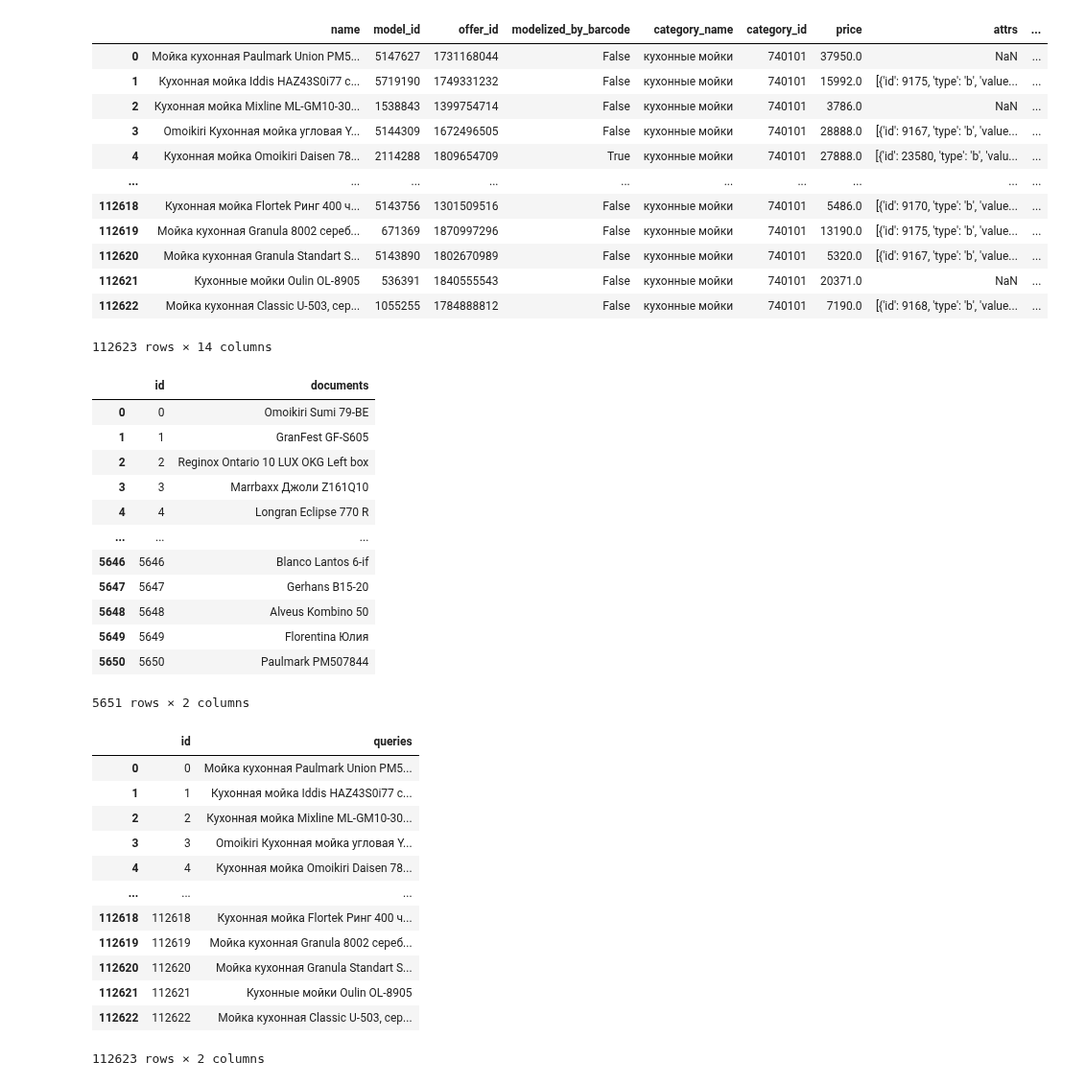
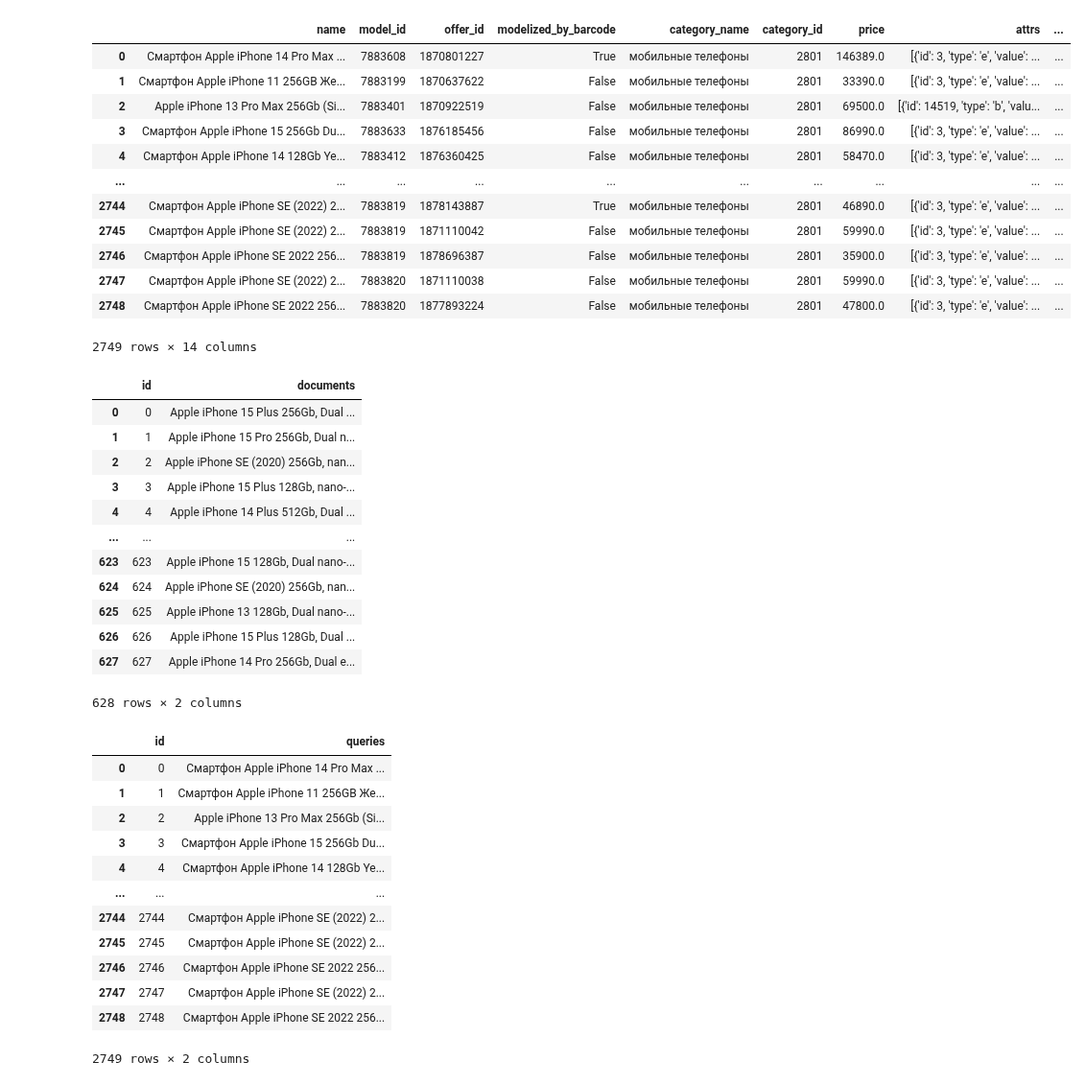
Before and after one commit to IgorSondors/ColBERT, a Jupyter notebook: DATASET/DATASET_train.ipynb, the cells around one changed output. Shown at 96% size. Cells and saved outputs as stored; diff of their text form; code cells hidden in the pictures.

Commit message:
2801 apple

```diff
--- a/DATASET/DATASET_train.ipynb
+++ b/DATASET/DATASET_train.ipynb
@@ -1,26 +1,26 @@
 # %%
 import pandas as pd
 import random
 
-scr_pth = "/home/sondors/Documents/price/BERT_data/data/27-03-2024_Timofey/740101_triplets_offer_model_train.csv"
-dst_fld = "/home/sondors/Documents/price/ColBERT_data/10_categories/740101/train"
-dst_name = "740101"
+scr_pth = "/home/sondors/Documents/price/BERT_data/data/10-04-2024_Timofey/2801_Apple_triplets_offer_model_train.csv"
+dst_fld = "/home/sondors/Documents/price/ColBERT_data/2801/train"
+dst_name = "2801_Apple"
 df_triplets = pd.read_csv(scr_pth, sep=";")
 df_triplets
 # %% [output]
 |  | name | model_id | offer_id | modelized_by_barcode | category_name | category_id | price | attrs | ... |
-| 0 | Мойка кухонная Paulmark Union PM5... | 5147627 | 1731168044 | False | кухонные мойки | 740101 | 37950.0 | NaN | ... |
-| 1 | Кухонная мойка Iddis HAZ43S0i77 с... | 5719190 | 1749331232 | False | кухонные мойки | 740101 | 15992.0 | [{'id': 9175, 'type': 'b', 'value... | ... |
-| 2 | Кухонная мойка Mixline ML-GM10-30... | 1538843 | 1399754714 | False | кухонные мойки | 740101 | 3786.0 | NaN | ... |
-| 3 | Omoikiri Кухонная мойка угловая Y... | 5144309 | 1672496505 | False | кухонные мойки | 740101 | 28888.0 | [{'id': 9167, 'type': 'b', 'value... | ... |
-| 4 | Кухонная мойка Omoikiri Daisen 78... | 2114288 | 1809654709 | True | кухонные мойки | 740101 | 27888.0 | [{'id': 23580, 'type': 'b', 'valu... | ... |
+| 0 | Смартфон Apple iPhone 14 Pro Max ... | 7883608 | 1870801227 | True | мобильные телефоны | 2801 | 146389.0 | [{'id': 3, 'type': 'e', 'value': ... | ... |
+| 1 | Смартфон Apple iPhone 11 256GB Же... | 7883199 | 1870637622 | False | мобильные телефоны | 2801 | 33390.0 | [{'id': 3, 'type': 'e', 'value': ... | ... |
+| 2 | Apple iPhone 13 Pro Max 256Gb (Si... | 7883401 | 1870922519 | False | мобильные телефоны | 2801 | 69500.0 | [{'id': 14519, 'type': 'b', 'valu... | ... |
+| 3 | Смартфон Apple iPhone 15 256Gb Du... | 7883633 | 1876185456 | False | мобильные телефоны | 2801 | 86990.0 | [{'id': 3, 'type': 'e', 'value': ... | ... |
+| 4 | Смартфон Apple iPhone 14 128Gb Ye... | 7883412 | 1876360425 | False | мобильные телефоны | 2801 | 58470.0 | [{'id': 3, 'type': 'e', 'value': ... | ... |
 | ... | ... | ... | ... | ... | ... | ... | ... | ... | ... |
-| 112618 | Кухонная мойка Flortek Ринг 400 ч... | 5143756 | 1301509516 | False | кухонные мойки | 740101 | 5486.0 | [{'id': 9170, 'type': 'b', 'value... | ... |
-| 112619 | Мойка кухонная Granula 8002 сереб... | 671369 | 1870997296 | False | кухонные мойки | 740101 | 13190.0 | [{'id': 9175, 'type': 'b', 'value... | ... |
-| 112620 | Мойка кухонная Granula Standart S... | 5143890 | 1802670989 | False | кухонные мойки | 740101 | 5320.0 | [{'id': 9167, 'type': 'b', 'value... | ... |
-| 112621 | Кухонные мойки Oulin OL-8905 | 536391 | 1840555543 | False | кухонные мойки | 740101 | 20371.0 | NaN | ... |
-| 112622 | Мойка кухонная Classic U-503, сер... | 1055255 | 1784888812 | False | кухонные мойки | 740101 | 7190.0 | [{'id': 9168, 'type': 'b', 'value... | ... |
+| 2744 | Смартфон Apple iPhone SE (2022) 2... | 7883819 | 1878143887 | True | мобильные телефоны | 2801 | 46890.0 | [{'id': 3, 'type': 'e', 'value': ... | ... |
+| 2745 | Смартфон Apple iPhone SE (2022) 2... | 7883819 | 1871110042 | False | мобильные телефоны | 2801 | 59990.0 | [{'id': 3, 'type': 'e', 'value': ... | ... |
+| 2746 | Смартфон Apple iPhone SE 2022 256... | 7883819 | 1878696387 | False | мобильные телефоны | 2801 | 35900.0 | [{'id': 3, 'type': 'e', 'value': ... | ... |
+| 2747 | Смартфон Apple iPhone SE (2022) 2... | 7883820 | 1871110038 | False | мобильные телефоны | 2801 | 59990.0 | [{'id': 3, 'type': 'e', 'value': ... | ... |
+| 2748 | Смартфон Apple iPhone SE 2022 256... | 7883820 | 1877893224 | False | мобильные телефоны | 2801 | 47800.0 | [{'id': 3, 'type': 'e', 'value': ... | ... |
-112623 rows × 14 columns
+2749 rows × 14 columns
 # %%
 # imya_kategorii = "чехлы, обложки для гаджетов (телефонов, планшетов etc)"
 # imya_kategorii2 = "кухонные мойки"
@@ -56,18 +56,18 @@ documents_train.to_csv(f'{dst_fld}/documents_train_{dst_name}.tsv', sep='\t', he
 documents_train
 # %% [output]
 |  | id | documents |
-| 0 | 0 | Omoikiri Sumi 79-BE |
-| 1 | 1 | GranFest GF-S605 |
-| 2 | 2 | Reginox Ontario 10 LUX OKG Left box |
-| 3 | 3 | Marrbaxx Джоли Z161Q10 |
-| 4 | 4 | Longran Eclipse 770 R |
+| 0 | 0 | Apple iPhone 15 Plus 256Gb, Dual ... |
+| 1 | 1 | Apple iPhone 15 Pro 256Gb, Dual n... |
+| 2 | 2 | Apple iPhone SE (2020) 256Gb, nan... |
+| 3 | 3 | Apple iPhone 15 Plus 128Gb, nano-... |
+| 4 | 4 | Apple iPhone 14 Plus 512Gb, Dual ... |
 | ... | ... | ... |
-| 5646 | 5646 | Blanco Lantos 6-if |
-| 5647 | 5647 | Gerhans B15-20 |
-| 5648 | 5648 | Alveus Kombino 50 |
-| 5649 | 5649 | Florentina Юлия |
-| 5650 | 5650 | Paulmark PM507844 |
+| 623 | 623 | Apple iPhone 15 128Gb, Dual nano-... |
+| 624 | 624 | Apple iPhone SE (2020) 256Gb, nan... |
+| 625 | 625 | Apple iPhone 13 128Gb, Dual nano-... |
+| 626 | 626 | Apple iPhone 15 Plus 128Gb, Dual ... |
+| 627 | 627 | Apple iPhone 14 Pro 256Gb, Dual e... |
-5651 rows × 2 columns
+628 rows × 2 columns
 # %%
 """
 The file queries.tsv contains the queries and has the following format:
@@ -92,18 +92,18 @@ queries_train.to_csv(f'{dst_fld}/queries_train_{dst_name}.tsv', sep='\t', header
 queries_train
 # %% [output]
 |  | id | queries |
-| 0 | 0 | Мойка кухонная Paulmark Union PM5... |
-| 1 | 1 | Кухонная мойка Iddis HAZ43S0i77 с... |
-| 2 | 2 | Кухонная мойка Mixline ML-GM10-30... |
-| 3 | 3 | Omoikiri Кухонная мойка угловая Y... |
-| 4 | 4 | Кухонная мойка Omoikiri Daisen 78... |
+| 0 | 0 | Смартфон Apple iPhone 14 Pro Max ... |
+| 1 | 1 | Смартфон Apple iPhone 11 256GB Же... |
+| 2 | 2 | Apple iPhone 13 Pro Max 256Gb (Si... |
+| 3 | 3 | Смартфон Apple iPhone 15 256Gb Du... |
+| 4 | 4 | Смартфон Apple iPhone 14 128Gb Ye... |
 | ... | ... | ... |
-| 112618 | 112618 | Кухонная мойка Flortek Ринг 400 ч... |
-| 112619 | 112619 | Мойка кухонная Granula 8002 сереб... |
-| 112620 | 112620 | Мойка кухонная Granula Standart S... |
-| 112621 | 112621 | Кухонные мойки Oulin OL-8905 |
-| 112622 | 112622 | Мойка кухонная Classic U-503, сер... |
+| 2744 | 2744 | Смартфон Apple iPhone SE (2022) 2... |
+| 2745 | 2745 | Смартфон Apple iPhone SE (2022) 2... |
+| 2746 | 2746 | Смартфон Apple iPhone SE 2022 256... |
+| 2747 | 2747 | Смартфон Apple iPhone SE (2022) 2... |
+| 2748 | 2748 | Смартфон Apple iPhone SE 2022 256... |
-112623 rows × 2 columns
+2749 rows × 2 columns
 # %%
 queries
 # %% [output]
```
Also changed, not shown: parts of 3 cells of this notebook, 1 other file.
